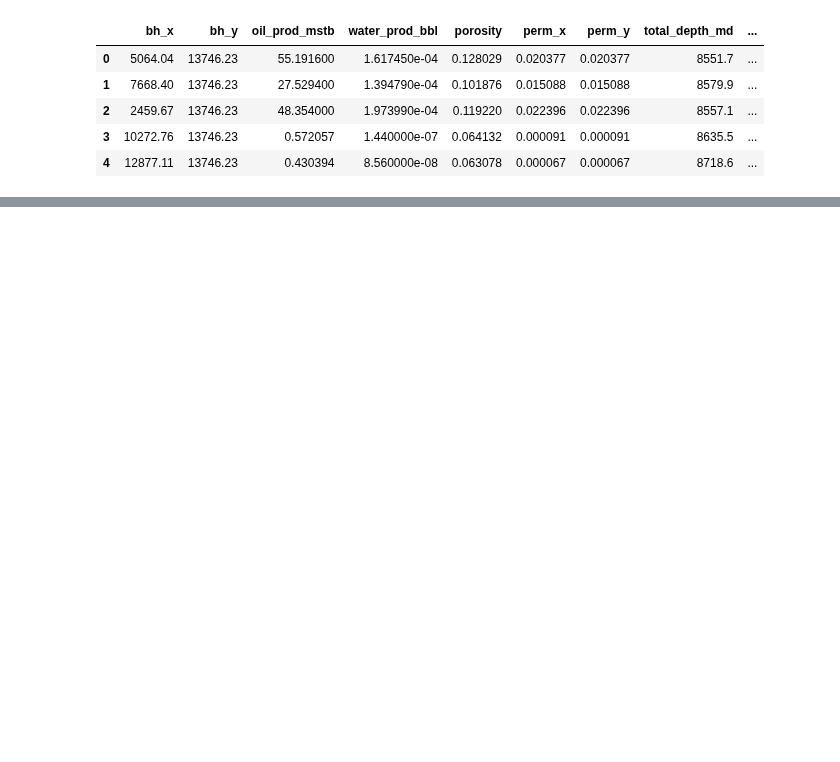
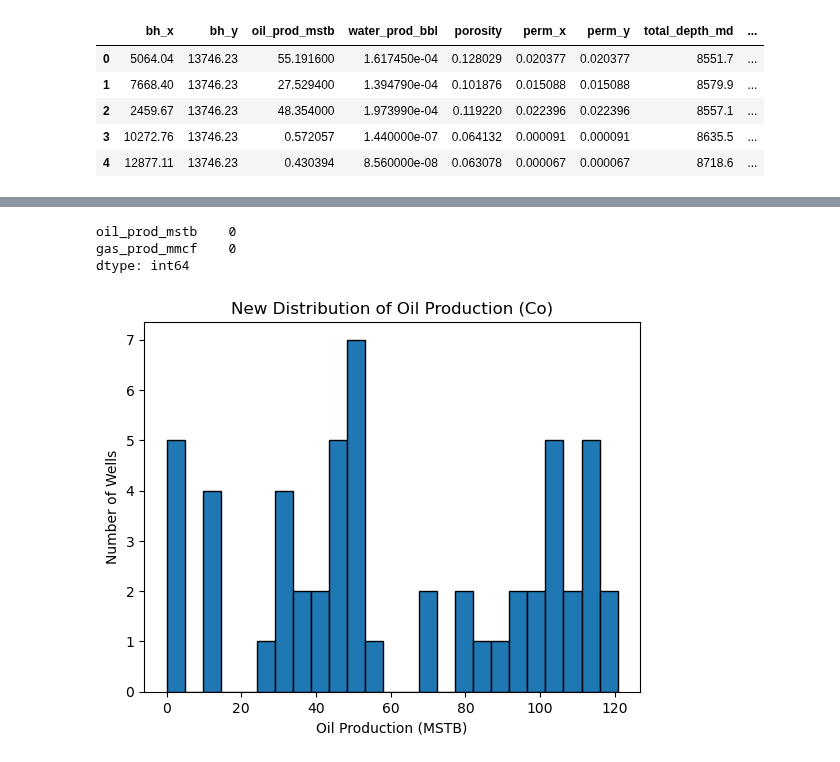
Before and after one commit to elnflores/NSC-325-Sweet-Spot-Identification, a Jupyter notebook: Sweet-Spot-Identification.ipynb, the cells around one changed output, grey strips where cells are left out. Saved outputs shown, nothing was run; the diff lists cells and outputs as text; code cells hidden in the pictures; blank space fills up the shorter version.

```diff
--- a/Sweet-Spot-Identification.ipynb
+++ b/Sweet-Spot-Identification.ipynb
@@ -120,0 +157,28 @@ df.head()
+# %%
+# median imputation
+
+# Replace 0s with NaN
+df['oil_prod_mstb'] = df['oil_prod_mstb'].replace(0, np.nan)
+df['gas_prod_mmcf'] = df['gas_prod_mmcf'].replace(0, np.nan)
+
+# Median imputation
+df['oil_prod_mstb'].fillna(df['oil_prod_mstb'].median())
+df['gas_prod_mmcf'].fillna(df['gas_prod_mmcf'].median())
+
+print(df[['oil_prod_mstb', 'gas_prod_mmcf']].isna().sum())
+# %% [output]
+oil_prod_mstb    0
+gas_prod_mmcf    0
+dtype: int64
+# %%
+# Histogram for oil production after imputation
+plt.hist(df['oil_prod_mstb'], bins=25, edgecolor='black')
+
+# Titles and labels
+plt.title("New Distribution of Oil Production (Co)")
+plt.xlabel("Oil Production (MSTB)")
+plt.ylabel("Number of Wells")
+
+plt.show()
+# %% [output]
+[figure, added]
```
Also changed, not shown: parts of 5 cells of this notebook.
